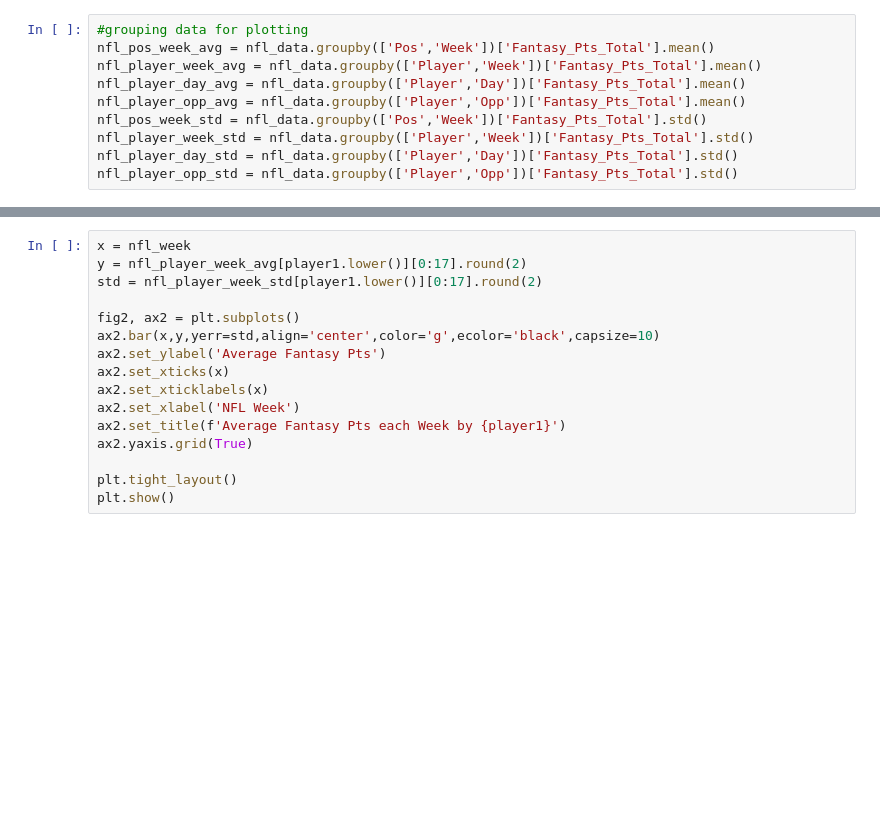
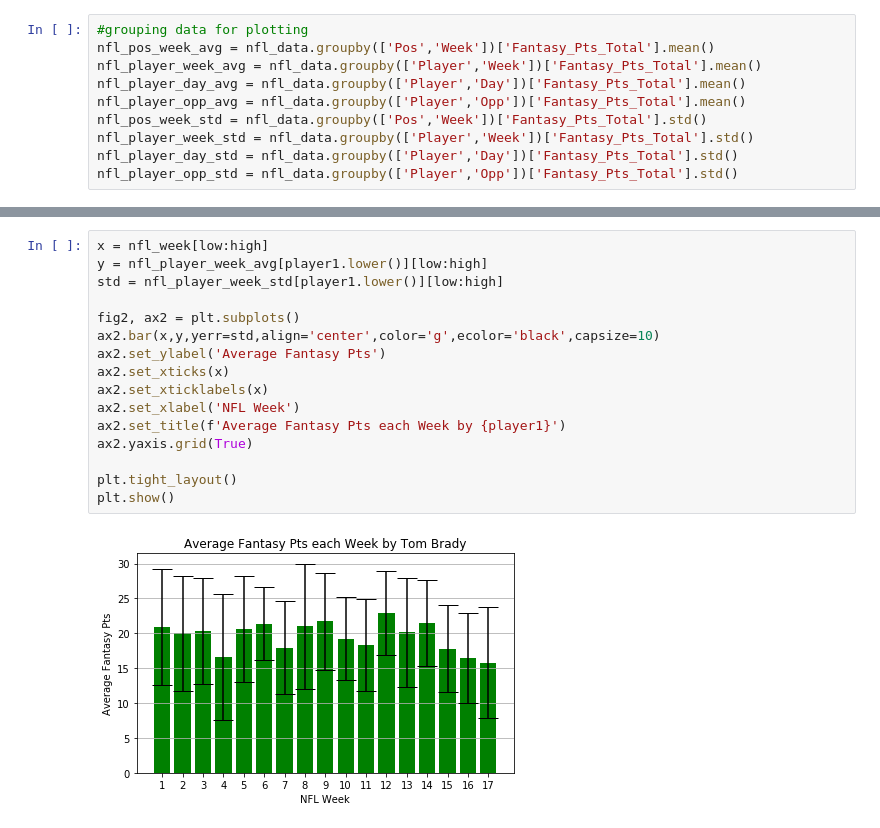
Before and after one commit to cuddebtj/Final-Project, a Jupyter notebook: NFL Data.ipynb, the cells around one changed output, grey strips where cells are left out. Drawn from its saved outputs; the diff is of its cells as text; blank space fills up the shorter version.

```diff
--- a/NFL Data.ipynb
+++ b/NFL Data.ipynb
@@ -134,16 +161,18 @@ player1 = str(input("Enter a NFL Player from 2010 to 2019: "))
 # %%
-x = nfl_week
-y = nfl_player_week_avg[player1.lower()][0:17].round(2)
-std = nfl_player_week_std[player1.lower()][0:17].round(2)
+x = nfl_week[low:high]
+y = nfl_player_week_avg[player1.lower()][low:high]
+std = nfl_player_week_std[player1.lower()][low:high]
 
 fig2, ax2 = plt.subplots()
 ax2.bar(x,y,yerr=std,align='center',color='g',ecolor='black',capsize=10)
 ax2.set_ylabel('Average Fantasy Pts')
 ax2.set_xticks(x)
 ax2.set_xticklabels(x)
 ax2.set_xlabel('NFL Week')
 ax2.set_title(f'Average Fantasy Pts each Week by {player1}')
 ax2.yaxis.grid(True)
 
 plt.tight_layout()
 plt.show()
+# %% [output]
+[figure, added]
```
Also changed, not shown: parts of 7 cells of this notebook.
